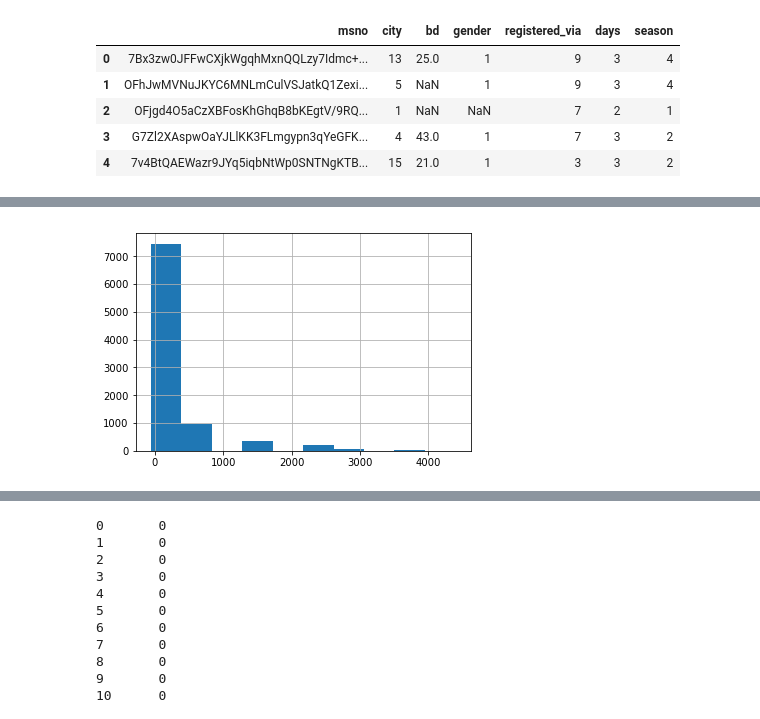
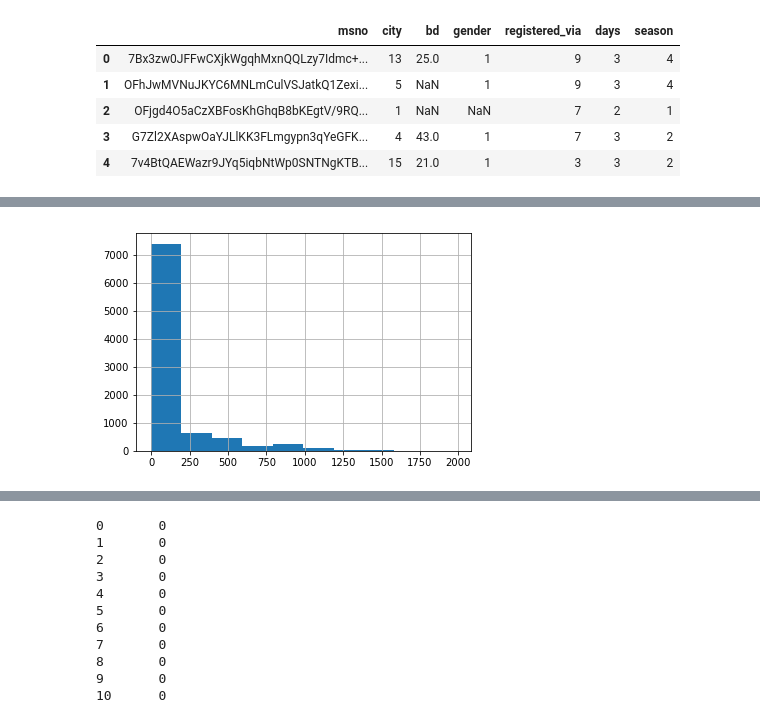
Before and after one commit to rimskiynikita/churn_prediction, a Jupyter notebook: PREPROCCESSING6000.ipynb, the cells around one changed output, grey strips where cells are left out. Saved outputs shown, nothing was run; the diff lists cells and outputs as text; code cells hidden in the pictures.

```diff
--- a/PREPROCCESSING6000.ipynb
+++ b/PREPROCCESSING6000.ipynb
@@ -424,17 +424,16 @@ members.head()
 # %%
 def value_todate(df, column_name):
     values = df[column_name].astype(str)
-    dates = pd.to_datetime(values, format='%Y%M%d')
+    dates = pd.to_datetime(values)
     days = []
     for i in range(df.shape[0]):
-        sec = (dates[i] - datetime.datetime(1970,1,1)).total_seconds()/(60*60*12)
+        sec = (dates[i] - datetime.datetime(1970,1,1)).total_seconds()/(60*24*60)
         days.append(int(sec))
     return days
 
-
 trans_dates = value_todate(transactions, "transaction_date")
 exp_dates = value_todate(transactions, "membership_expire_date")
-transactions['left_payment_seconds'] = [x - y for x, y in zip(exp_dates, trans_dates)]
+transactions['left_payment_days'] = [x - y for x, y in zip(exp_dates, trans_dates)]
 transactions.head()
 # %% [output]
 |  | msno | payment_method_id | payment_plan_days | plan_list_price | actual_amount_paid | is_auto_renew | ... |
@@ -446,11 +445,10 @@ transactions.head()
 # %%
 import matplotlib.pyplot as plt
 
-# should take left seconds against days
-transactions.left_payment_seconds[transactions.left_payment_seconds > -500].hist()
+transactions['left_payment_days'].hist()
 plt.show()
 # %% [output]
-[figure, old version]
+[figure, new version]
 # %%
 transactions.loc[transactions.payment_plan_days == 30, 'payment_plan_days'] = 0
 transactions.loc[transactions.payment_plan_days == 31, 'payment_plan_days'] = 0
```
Also changed, not shown: parts of 8 cells of this notebook, 5 other files.
